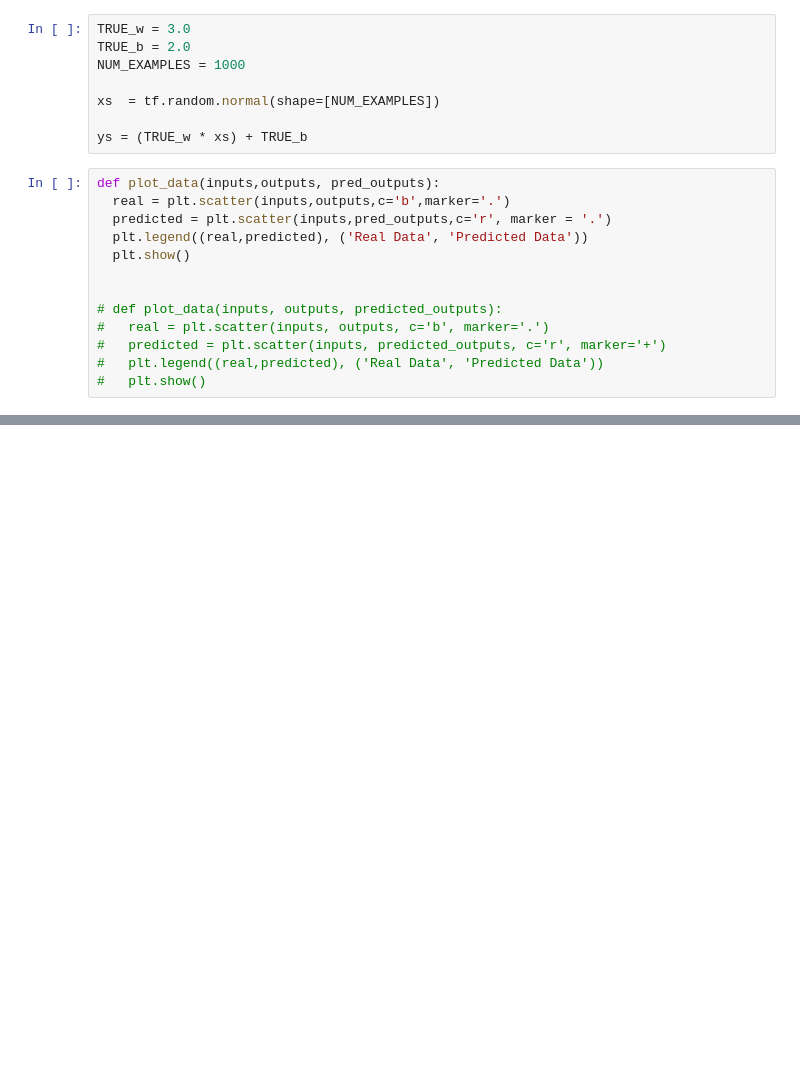
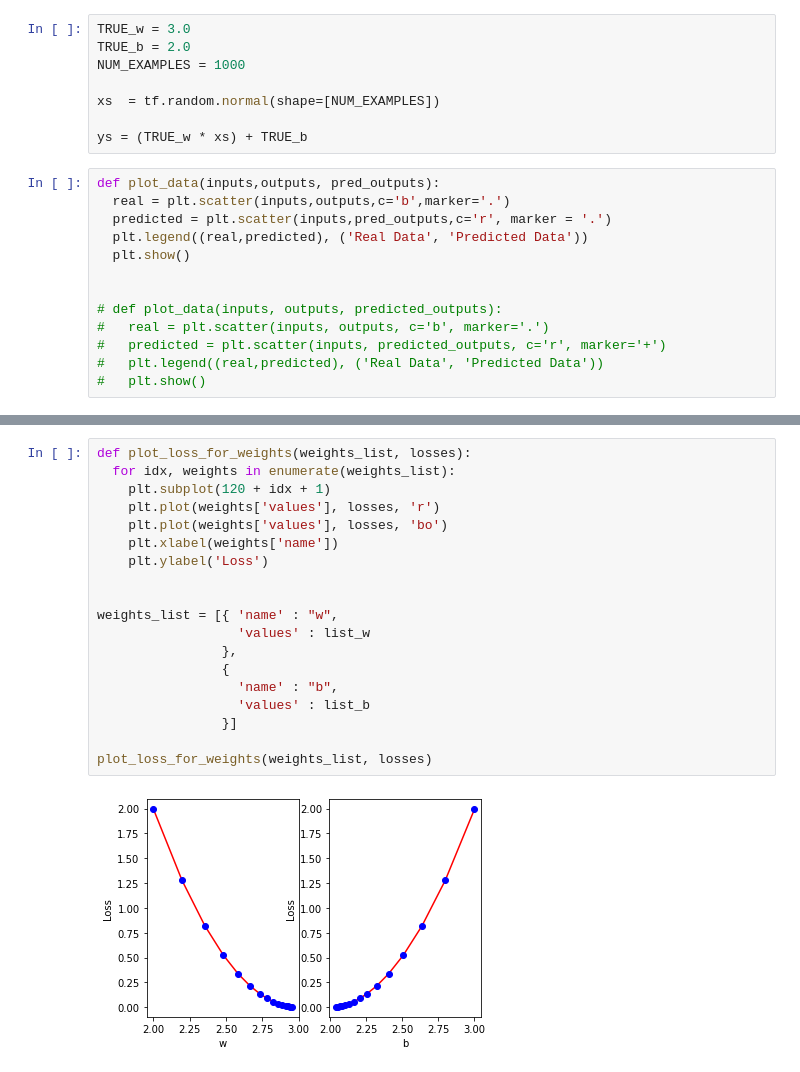
Before and after one commit to sftSalman/tensoflowMaster, a Jupyter notebook: Simple_custom_training.ipynb, the cells around one changed output, grey strips where cells are left out. Cells and saved outputs as stored; diff of their text form; blank space fills up the shorter version.

```diff
--- a/Simple_custom_training.ipynb
+++ b/Simple_custom_training.ipynb
@@ -123,0 +109,21 @@ plt.show()
+# %%
+def plot_loss_for_weights(weights_list, losses):
+  for idx, weights in enumerate(weights_list):
+    plt.subplot(120 + idx + 1)
+    plt.plot(weights['values'], losses, 'r')
+    plt.plot(weights['values'], losses, 'bo')
+    plt.xlabel(weights['name'])
+    plt.ylabel('Loss')
+
+
+weights_list = [{ 'name' : "w",
+                  'values' : list_w
+                },
+                {
+                  'name' : "b",
+                  'values' : list_b
+                }]
+
+plot_loss_for_weights(weights_list, losses)
+# %% [output]
+[figure, added]
```
Also changed, not shown: parts of 8 cells of this notebook.
